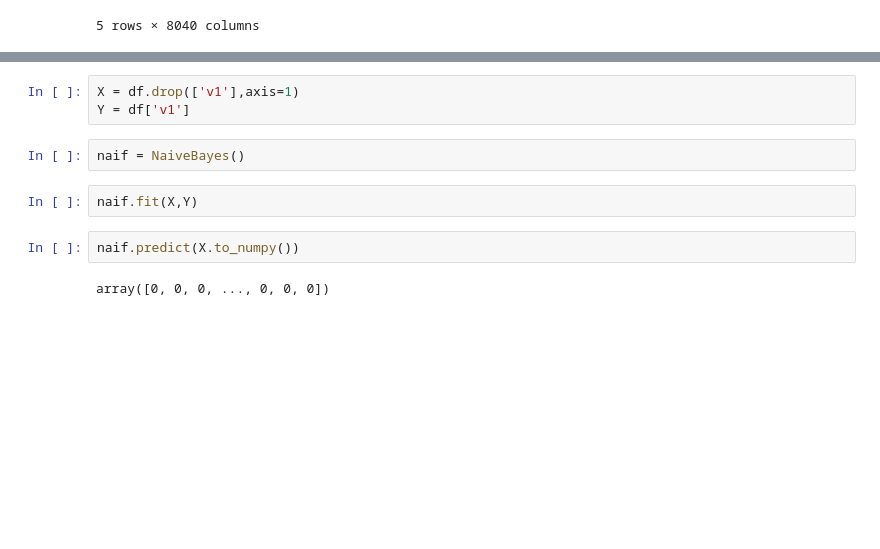
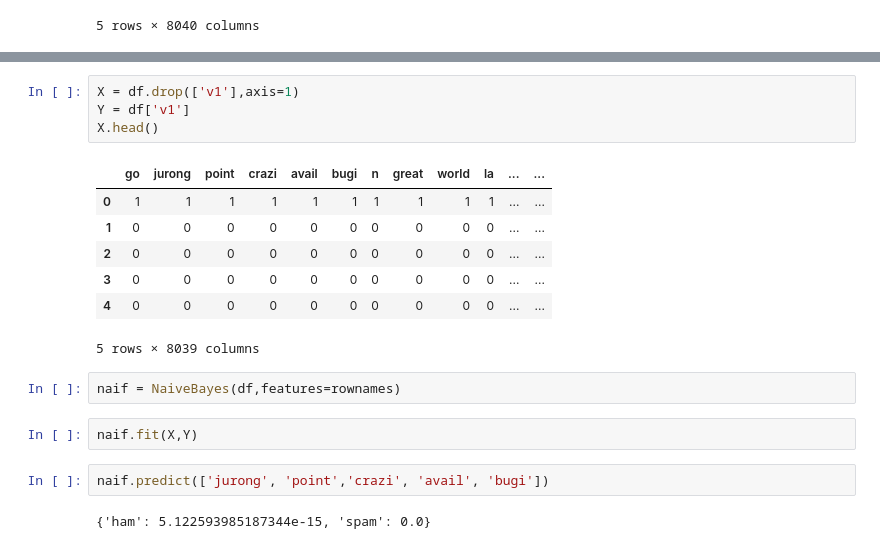
Before and after one commit to guiffopaterne/Bayesian-network, a Jupyter notebook: TP1-2-4248.ipynb, the cells around one changed output, grey strips where cells are left out. Saved outputs shown, nothing was run; the diff lists cells and outputs as text; blank space fills up the shorter version.

```diff
--- a/TP1-2-4248.ipynb
+++ b/TP1-2-4248.ipynb
@@ -321,12 +304,21 @@ class NaiveBayes:
 # %%
 X = df.drop(['v1'],axis=1)
 Y = df['v1']
+X.head()
+# %% [output]
+|  | go | jurong | point | crazi | avail | bugi | n | great | world | la | ... | ... |
+| 0 | 1 | 1 | 1 | 1 | 1 | 1 | 1 | 1 | 1 | 1 | ... | ... |
+| 1 | 0 | 0 | 0 | 0 | 0 | 0 | 0 | 0 | 0 | 0 | ... | ... |
+| 2 | 0 | 0 | 0 | 0 | 0 | 0 | 0 | 0 | 0 | 0 | ... | ... |
+| 3 | 0 | 0 | 0 | 0 | 0 | 0 | 0 | 0 | 0 | 0 | ... | ... |
+| 4 | 0 | 0 | 0 | 0 | 0 | 0 | 0 | 0 | 0 | 0 | ... | ... |
+5 rows × 8039 columns
 # %%
-naif = NaiveBayes()
+naif = NaiveBayes(df,features=rownames)
 # %%
 naif.fit(X,Y)
 # %%
-naif.predict(X.to_numpy())
+naif.predict(['jurong', 'point','crazi', 'avail', 'bugi'])
 # %% [output]
-array([0, 0, 0, ..., 0, 0, 0])
+{'ham': 5.122593985187344e-15, 'spam': 0.0}
 # %%
```
Also changed, not shown: parts of 13 cells of this notebook, 1 other file.
